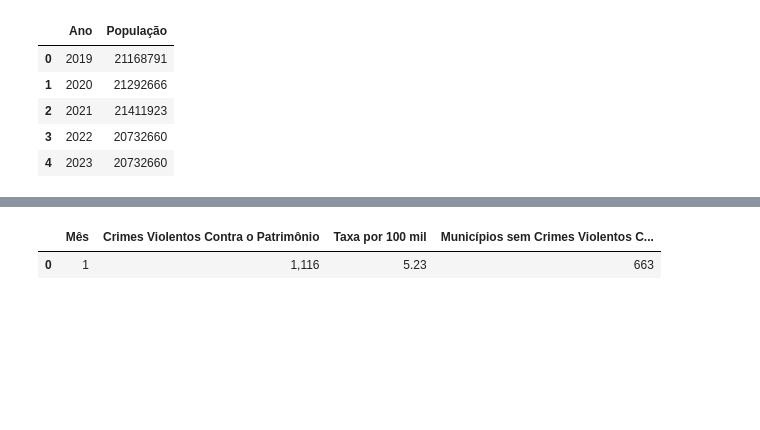
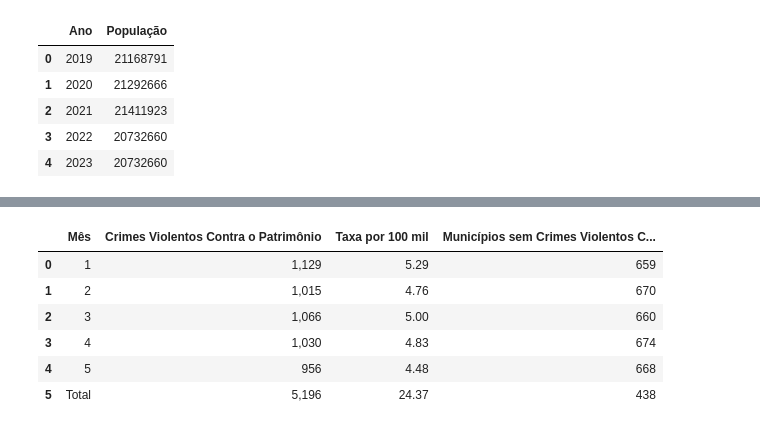
Before and after one commit to Observatorio-de-Seguranca-Publica/dados-abertos, a Jupyter notebook: memorando_suint/dados_memorando.ipynb, the cells around one changed output, grey strips where cells are left out. Saved outputs shown, nothing was run; the diff lists cells and outputs as text; code cells hidden in the pictures; blank space fills up the shorter version.

```diff
--- a/memorando_suint/dados_memorando.ipynb
+++ b/memorando_suint/dados_memorando.ipynb
@@ -12,9 +12,9 @@ pd.set_option('display.float_format', '{:,.0f}'.format)
 # LEITURA DAS BASES
 # =====================================
 
-path_19_24 = r"C:\Users\x15501492\Documents\02 - Publicações\11 - Publicação SESP - Site\2026\02 - Fevereiro\Excel\19_24_agrupado_crimes_violentos.xlsx"
-path_25_26 = r"C:\Users\x15501492\Documents\02 - Publicações\11 - Publicação SESP - Site\2026\02 - Fevereiro\Excel\25_26_agrupado_crimes_violentos.xlsx"
-path_homicidio = r"C:\Users\x15501492\Documents\02 - Publicações\11 - Publicação SESP - Site\2026\02 - Fevereiro\Excel\agrupado_vitimas_homicidio_consumado.xlsx"
+path_19_24 = r"C:\Users\x15501492\Documents\02 - Publicações\11 - Publicação SESP - Site\2026\05 - Maio\Excel\19_24_agrupado_crimes_violentos.xlsx"
+path_25_26 = r"C:\Users\x15501492\Documents\02 - Publicações\11 - Publicação SESP - Site\2026\05 - Maio\Excel\25_26_agrupado_crimes_violentos.xlsx"
+path_homicidio = r"C:\Users\x15501492\Documents\02 - Publicações\11 - Publicação SESP - Site\2026\05 - Maio\Excel\agrupado_vitimas_homicidio_consumado.xlsx"
 path_pop = r"C:\Users\x15501492\OneDrive - CAMG\DIS -  Henrique\Dados abertos\Auxiliares\populacao.xlsx"
 
 df_19_24 = pd.read_excel(path_19_24)
@@ -277,6 +308,18 @@ df_cvcp_26 = df_cv[
     (df_cv["Ano"] >= 2026) &
     (df_cv["Natureza"].isin(naturezas_cvcp))
 ].copy()
+
+# Crimes violentos contra o patrimônio acumulados
+total_cvcp = df_cvcp_26["Registros"].sum()
+
+# Municípios sem crimes violentos contra o patrimônio no acumulado do ano
+mun_sem_cvcp_total = (
+    df_cvcp_26
+    .groupby("Município")["Registros"]
+    .sum()
+    .eq(0)
+    .sum()
+)
 
 cvcp_2026 = (
     df_cvcp_26
@@ -302,34 +345,53 @@ mun_sem_crime = (
 
 pop_2026 = df_pop.loc[df_pop["Ano"] == 2026, "População"].values[0]
 
 cvcp_2026["População"] = pop_2026
 
 cvcp_2026["Taxa por 100 mil"] = (
    cvcp_2026["Crimes Violentos Contra o Patrimônio"] / pop_2026 * 100000
 )
 
 tb_cvcp_26 = cvcp_2026.merge(
     mun_sem_crime,
     on="Mês",
     how="left"
 )
 
 tb_cvcp_26 = tb_cvcp_26[
     [
         "Mês",
         "Crimes Violentos Contra o Patrimônio",
         "Taxa por 100 mil",
         "Municípios sem Crimes Violentos Contra o Patrimônio"
     ]
 ]
 
+# Taxa acumulada
+taxa_total_cvcp = total_cvcp / pop_2026 * 100000
+
+# Linha Total
+linha_total_cvcp = pd.DataFrame([{
+    "Mês": "Total",
+    "Crimes Violentos Contra o Patrimônio": total_cvcp,
+    "Taxa por 100 mil": taxa_total_cvcp,
+    "Municípios sem Crimes Violentos Contra o Patrimônio": mun_sem_cvcp_total
+}])
+
+# Acrescenta ao final
+tb_cvcp_26 = pd.concat([tb_cvcp_26, linha_total_cvcp], ignore_index=True)
+
 tb_cvcp_26.style.format({
     "Crimes Violentos Contra o Patrimônio": "{:,.0f}",
     "Taxa por 100 mil": "{:,.2f}"
 })
 # %% [output]
 |  | Mês | Crimes Violentos Contra o Patrimônio | Taxa por 100 mil | Municípios sem Crimes Violentos C... |
-| 0 | 1 | 1,116 | 5.23 | 663 |
+| 0 | 1 | 1,129 | 5.29 | 659 |
+| 1 | 2 | 1,015 | 4.76 | 670 |
+| 2 | 3 | 1,066 | 5.00 | 660 |
+| 3 | 4 | 1,030 | 4.83 | 674 |
+| 4 | 5 | 956 | 4.48 | 668 |
+| 5 | Total | 5,196 | 24.37 | 438 |
 # %%
 # =========================================
 # REGISTRO E TAXA DE HC 23/25
```
Also changed, not shown: parts of 8 cells of this notebook.
